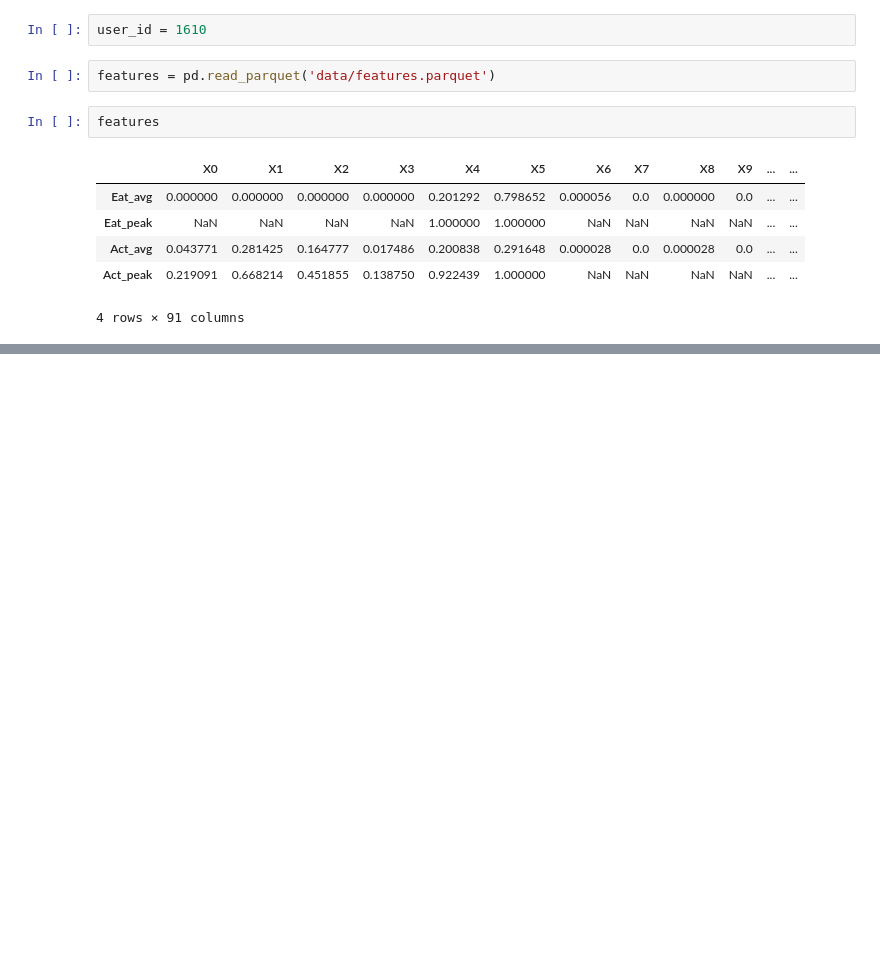
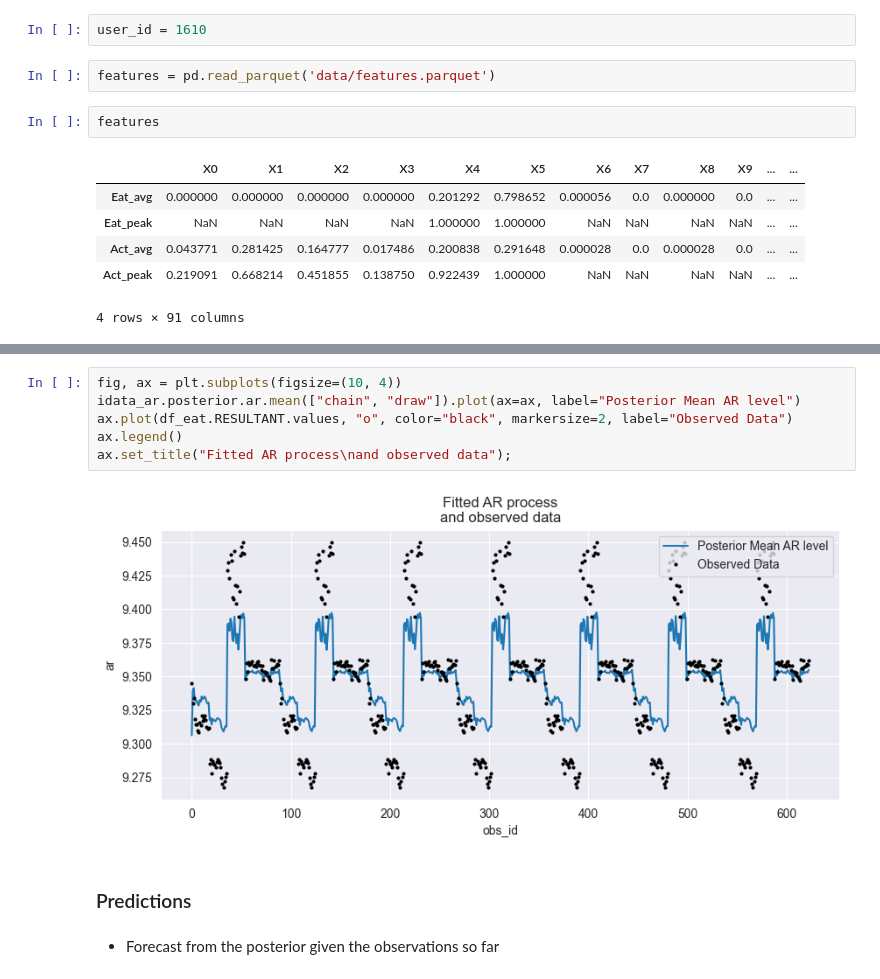
Before and after one commit to andleb/STATS608Final, a Jupyter notebook: ar_model.ipynb, the cells around one changed output, grey strips where cells are left out. Cells and saved outputs as stored; diff of their text form; blank space fills up the shorter version.

```diff
--- a/ar_model.ipynb
+++ b/ar_model.ipynb
@@ -163,0 +173,12 @@ with pm.Model() as model:
+# %%
+fig, ax = plt.subplots(figsize=(10, 4))
+idata_ar.posterior.ar.mean(["chain", "draw"]).plot(ax=ax, label="Posterior Mean AR level")
+ax.plot(df_eat.RESULTANT.values, "o", color="black", markersize=2, label="Observed Data")
+ax.legend()
+ax.set_title("Fitted AR process\nand observed data");
+# %% [output]
+[figure, added]
+# %% [markdown]
+### Predictions
+# %% [markdown]
+ - Forecast from the  posterior given the observations so far
```
Also changed, not shown: parts of 29 cells of this notebook, 3 other files.
